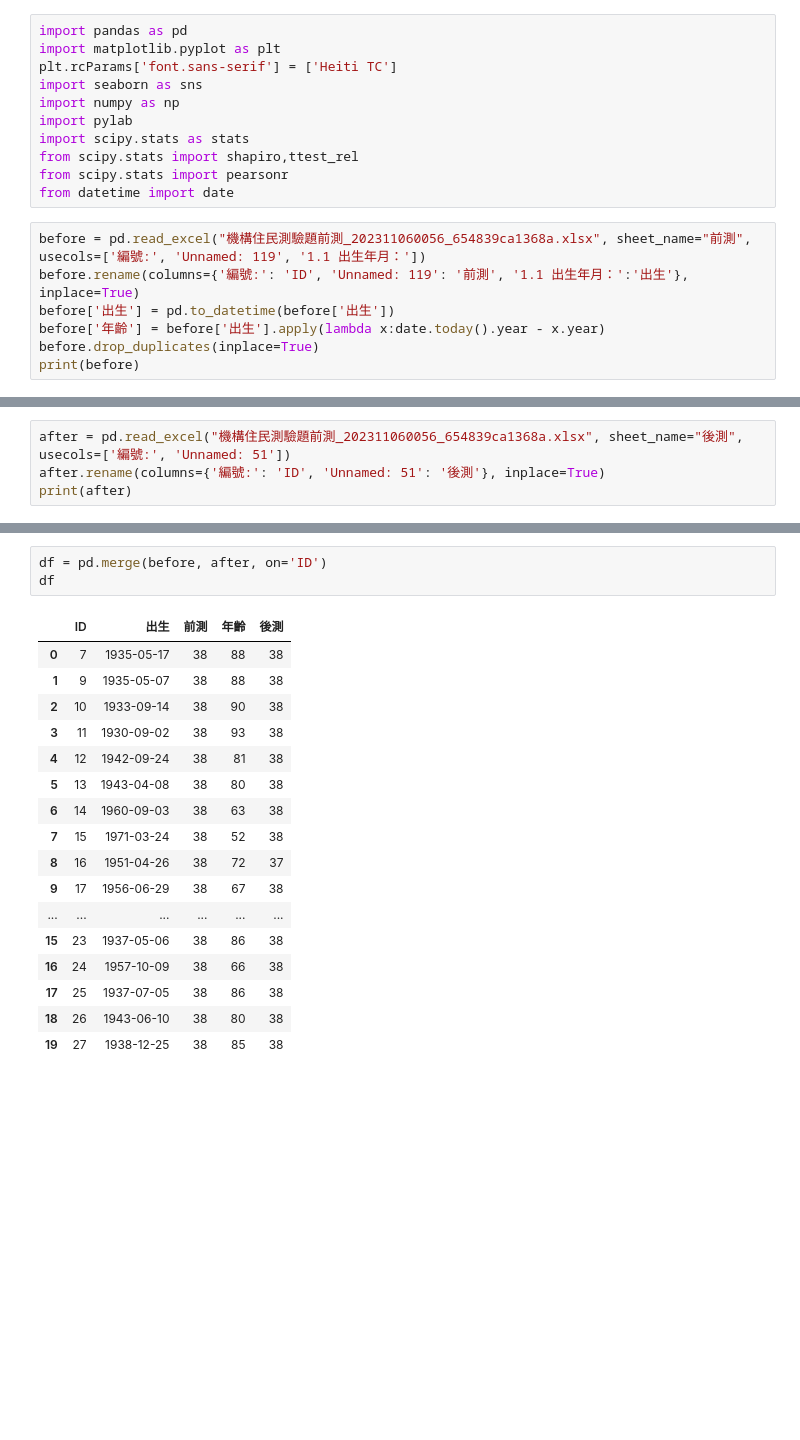
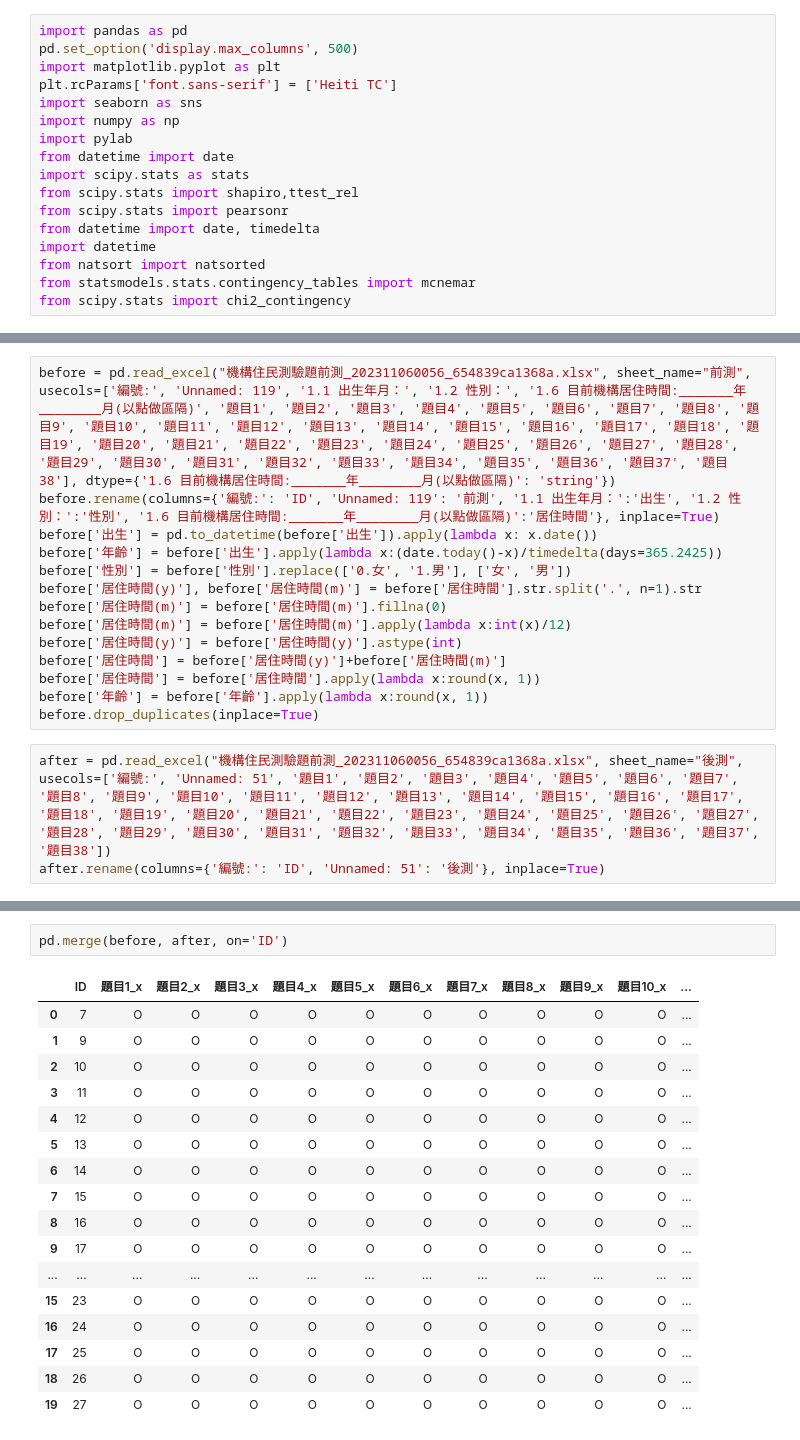
Before and after one commit to Yasmine-Cheng/statistc, a Jupyter notebook: 機構住戶.ipynb, the cells around one changed output, grey strips where cells are left out. Cells and saved outputs as stored; diff of their text form; blank space fills up the shorter version.

```diff
--- a/機構住戶.ipynb
+++ b/機構住戶.ipynb
@@ -1,18 +1,17 @@
 # %%
 import pandas as pd
+pd.set_option('display.max_columns', 500)
 import matplotlib.pyplot as plt
 plt.rcParams['font.sans-serif'] = ['Heiti TC']
 import seaborn as sns
 import numpy as np
 import pylab
+from datetime import date
 import scipy.stats as stats
 from scipy.stats import shapiro,ttest_rel
 from scipy.stats import pearsonr
-from datetime import date
+from datetime import date, timedelta
+import datetime
+from natsort import natsorted
+from statsmodels.stats.contingency_tables import mcnemar
+from scipy.stats import chi2_contingency
-# %%
-before = pd.read_excel("機構住民測驗題前測_202311060056_654839ca1368a.xlsx", sheet_name="前測", usecols=['編號:', 'Unnamed: 119', '1.1 出生年月：'])
-before.rename(columns={'編號:': 'ID', 'Unnamed: 119': '前測', '1.1 出生年月：':'出生'}, inplace=True)
-before['出生'] = pd.to_datetime(before['出生'])
-before['年齡'] = before['出生'].apply(lambda x:date.today().year - x.year)
-before.drop_duplicates(inplace=True)
-print(before)
@@ -37,4 +39,17 @@ print(before)
+# %%
+before = pd.read_excel("機構住民測驗題前測_202311060056_654839ca1368a.xlsx", sheet_name="前測", usecols=['編號:', 'Unnamed: 119', '1.1 出生年月：', '1.2 性別：', '1.6 目前機構居住時間:_______年________月(以點做區隔)', '題目1', '題目2', '題目3', '題目4', '題目5', '題目6', '題目7', '題目8', '題目9', '題目10', '題目11', '題目12', '題目13', '題目14', '題目15', '題目16', '題目17', '題目18', '題目19', '題目20', '題目21', '題目22', '題目23', '題目24', '題目25', '題目26', '題目27', '題目28', '題目29', '題目30', '題目31', '題目32', '題目33', '題目34', '題目35', '題目36', '題目37', '題目38'], dtype={'1.6 目前機構居住時間:_______年________月(以點做區隔)': 'string'})
+before.rename(columns={'編號:': 'ID', 'Unnamed: 119': '前測', '1.1 出生年月：':'出生', '1.2 性別：':'性別', '1.6 目前機構居住時間:_______年________月(以點做區隔)':'居住時間'}, inplace=True)
+before['出生'] = pd.to_datetime(before['出生']).apply(lambda x: x.date())
+before['年齡'] = before['出生'].apply(lambda x:(date.today()-x)/timedelta(days=365.2425))
+before['性別'] = before['性別'].replace(['0.女', '1.男'], ['女', '男'])
+before['居住時間(y)'], before['居住時間(m)'] = before['居住時間'].str.split('.', n=1).str
+before['居住時間(m)'] = before['居住時間(m)'].fillna(0)
+before['居住時間(m)'] = before['居住時間(m)'].apply(lambda x:int(x)/12)
+before['居住時間(y)'] = before['居住時間(y)'].astype(int)
+before['居住時間'] = before['居住時間(y)']+before['居住時間(m)']
+before['居住時間'] = before['居住時間'].apply(lambda x:round(x, 1))
+before['年齡'] = before['年齡'].apply(lambda x:round(x, 1))
+before.drop_duplicates(inplace=True)
 # %%
-after = pd.read_excel("機構住民測驗題前測_202311060056_654839ca1368a.xlsx", sheet_name="後測", usecols=['編號:', 'Unnamed: 51'])
+after = pd.read_excel("機構住民測驗題前測_202311060056_654839ca1368a.xlsx", sheet_name="後測", usecols=['編號:', 'Unnamed: 51', '題目1', '題目2', '題目3', '題目4', '題目5', '題目6', '題目7', '題目8', '題目9', '題目10', '題目11', '題目12', '題目13', '題目14', '題目15', '題目16', '題目17', '題目18', '題目19', '題目20', '題目21', '題目22', '題目23', '題目24', '題目25', '題目26', '題目27', '題目28', '題目29', '題目30', '題目31', '題目32', '題目33', '題目34', '題目35', '題目36', '題目37', '題目38'])
 after.rename(columns={'編號:': 'ID', 'Unnamed: 51': '後測'}, inplace=True)
-print(after)
@@ -59,21 +56,20 @@ print(after)
 # %%
-df = pd.merge(before, after, on='ID')
-df
+pd.merge(before, after, on='ID')
 # %% [output]
-|  | ID | 出生 | 前測 | 年齡 | 後測 |
-| 0 | 7 | 1935-05-17 | 38 | 88 | 38 |
-| 1 | 9 | 1935-05-07 | 38 | 88 | 38 |
-| 2 | 10 | 1933-09-14 | 38 | 90 | 38 |
-| 3 | 11 | 1930-09-02 | 38 | 93 | 38 |
-| 4 | 12 | 1942-09-24 | 38 | 81 | 38 |
-| 5 | 13 | 1943-04-08 | 38 | 80 | 38 |
-| 6 | 14 | 1960-09-03 | 38 | 63 | 38 |
-| 7 | 15 | 1971-03-24 | 38 | 52 | 38 |
-| 8 | 16 | 1951-04-26 | 38 | 72 | 37 |
-| 9 | 17 | 1956-06-29 | 38 | 67 | 38 |
-| ... | ... | ... | ... | ... | ... |
-| 15 | 23 | 1937-05-06 | 38 | 86 | 38 |
-| 16 | 24 | 1957-10-09 | 38 | 66 | 38 |
-| 17 | 25 | 1937-07-05 | 38 | 86 | 38 |
-| 18 | 26 | 1943-06-10 | 38 | 80 | 38 |
-| 19 | 27 | 1938-12-25 | 38 | 85 | 38 |
+|  | ID | 題目1_x | 題目2_x | 題目3_x | 題目4_x | 題目5_x | 題目6_x | 題目7_x | 題目8_x | 題目9_x | 題目10_x | ... |
+| 0 | 7 | O | O | O | O | O | O | O | O | O | O | ... |
+| 1 | 9 | O | O | O | O | O | O | O | O | O | O | ... |
+| 2 | 10 | O | O | O | O | O | O | O | O | O | O | ... |
+| 3 | 11 | O | O | O | O | O | O | O | O | O | O | ... |
+| 4 | 12 | O | O | O | O | O | O | O | O | O | O | ... |
+| 5 | 13 | O | O | O | O | O | O | O | O | O | O | ... |
+| 6 | 14 | O | O | O | O | O | O | O | O | O | O | ... |
+| 7 | 15 | O | O | O | O | O | O | O | O | O | O | ... |
+| 8 | 16 | O | O | O | O | O | O | O | O | O | O | ... |
+| 9 | 17 | O | O | O | O | O | O | O | O | O | O | ... |
+| ... | ... | ... | ... | ... | ... | ... | ... | ... | ... | ... | ... | ... |
+| 15 | 23 | O | O | O | O | O | O | O | O | O | O | ... |
+| 16 | 24 | O | O | O | O | O | O | O | O | O | O | ... |
+| 17 | 25 | O | O | O | O | O | O | O | O | O | O | ... |
+| 18 | 26 | O | O | O | O | O | O | O | O | O | O | ... |
+| 19 | 27 | O | O | O | O | O | O | O | O | O | O | ... |
```
Also changed, not shown: parts of 25 cells of this notebook, 2 other files.
